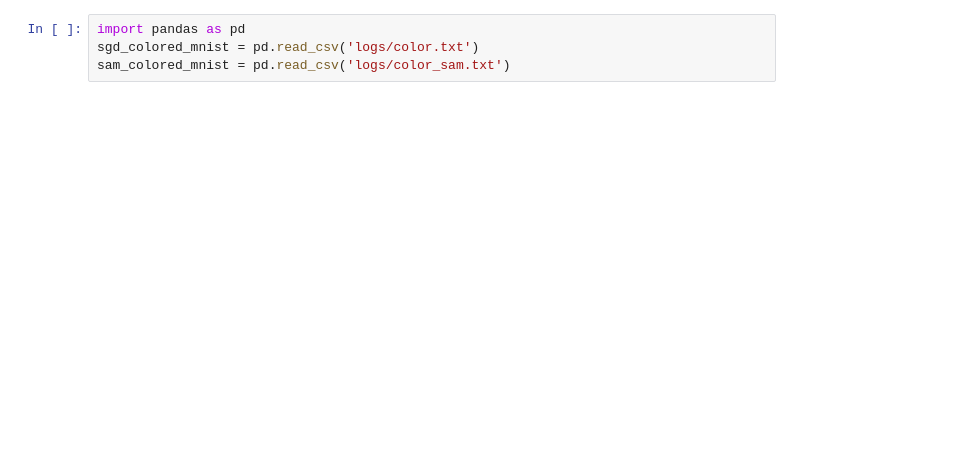
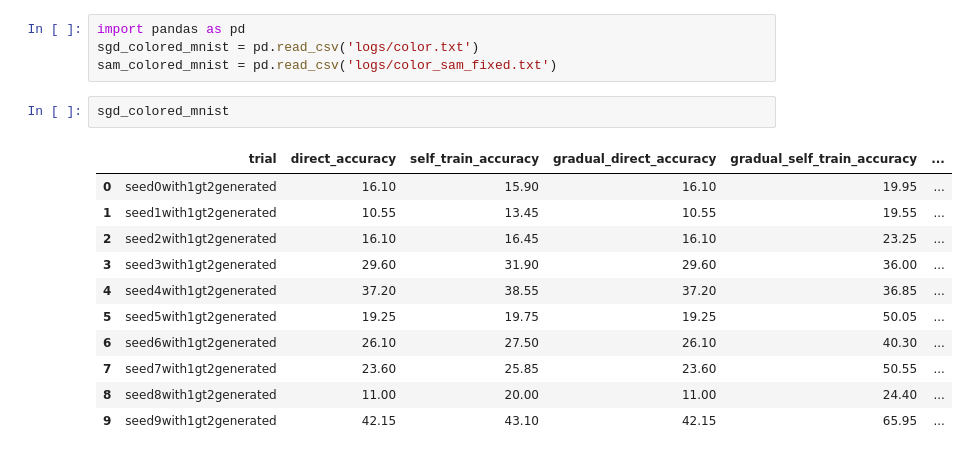
Before and after one commit to samjschapiro/GOAT, a Jupyter notebook: results.ipynb, the cells around one changed output. Drawn from its saved outputs; the diff is of its cells as text; blank space fills up the shorter version.

```diff
--- a/results.ipynb
+++ b/results.ipynb
@@ -1,4 +1,18 @@
 # %%
 import pandas as pd
 sgd_colored_mnist = pd.read_csv('logs/color.txt')
-sam_colored_mnist = pd.read_csv('logs/color_sam.txt')
+sam_colored_mnist = pd.read_csv('logs/color_sam_fixed.txt')
+# %%
+sgd_colored_mnist
+# %% [output]
+|  | trial | direct_accuracy | self_train_accuracy | gradual_direct_accuracy | gradual_self_train_accuracy | ... |
+| 0 | seed0with1gt2generated | 16.10 | 15.90 | 16.10 | 19.95 | ... |
+| 1 | seed1with1gt2generated | 10.55 | 13.45 | 10.55 | 19.55 | ... |
+| 2 | seed2with1gt2generated | 16.10 | 16.45 | 16.10 | 23.25 | ... |
+| 3 | seed3with1gt2generated | 29.60 | 31.90 | 29.60 | 36.00 | ... |
+| 4 | seed4with1gt2generated | 37.20 | 38.55 | 37.20 | 36.85 | ... |
+| 5 | seed5with1gt2generated | 19.25 | 19.75 | 19.25 | 50.05 | ... |
+| 6 | seed6with1gt2generated | 26.10 | 27.50 | 26.10 | 40.30 | ... |
+| 7 | seed7with1gt2generated | 23.60 | 25.85 | 23.60 | 50.55 | ... |
+| 8 | seed8with1gt2generated | 11.00 | 20.00 | 11.00 | 24.40 | ... |
+| 9 | seed9with1gt2generated | 42.15 | 43.10 | 42.15 | 65.95 | ... |
```
Also changed, not shown: parts of 3 cells of this notebook, 5 other files.
